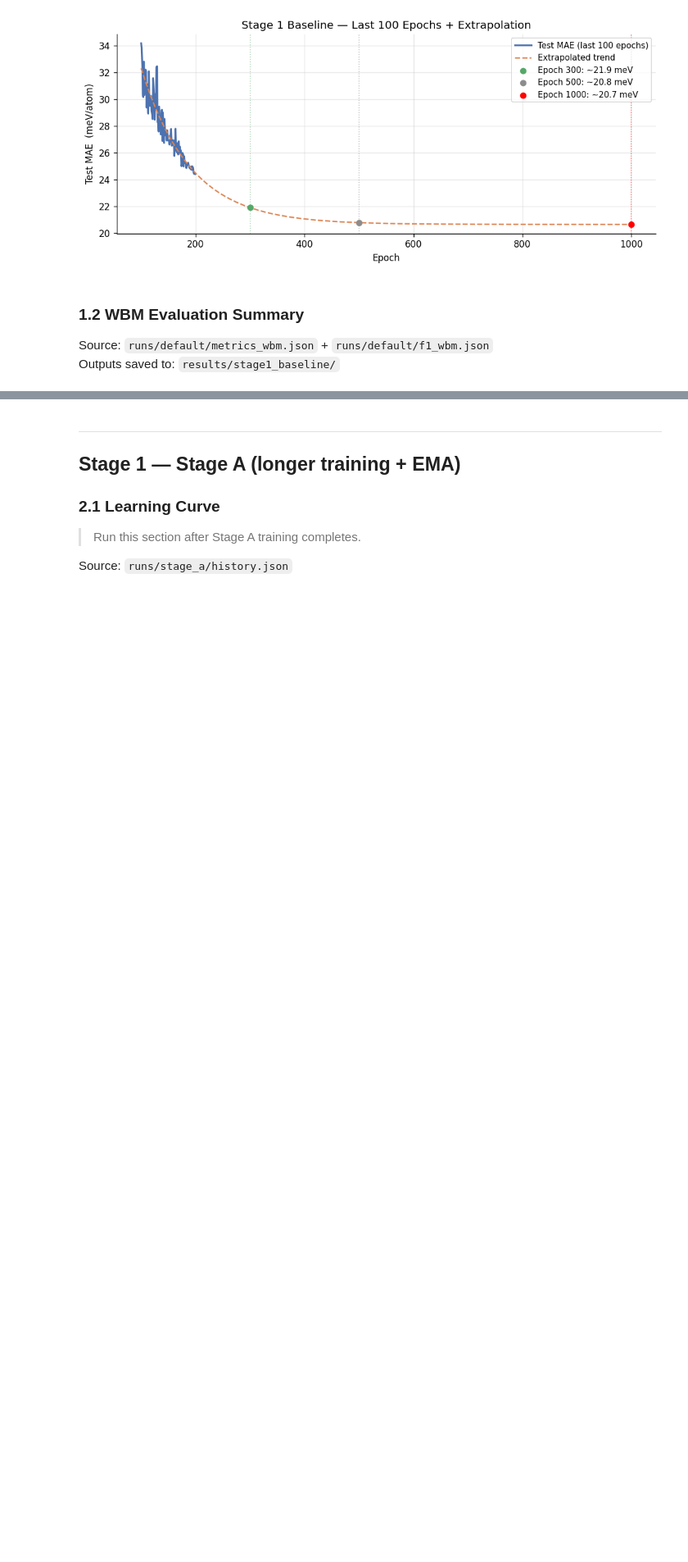
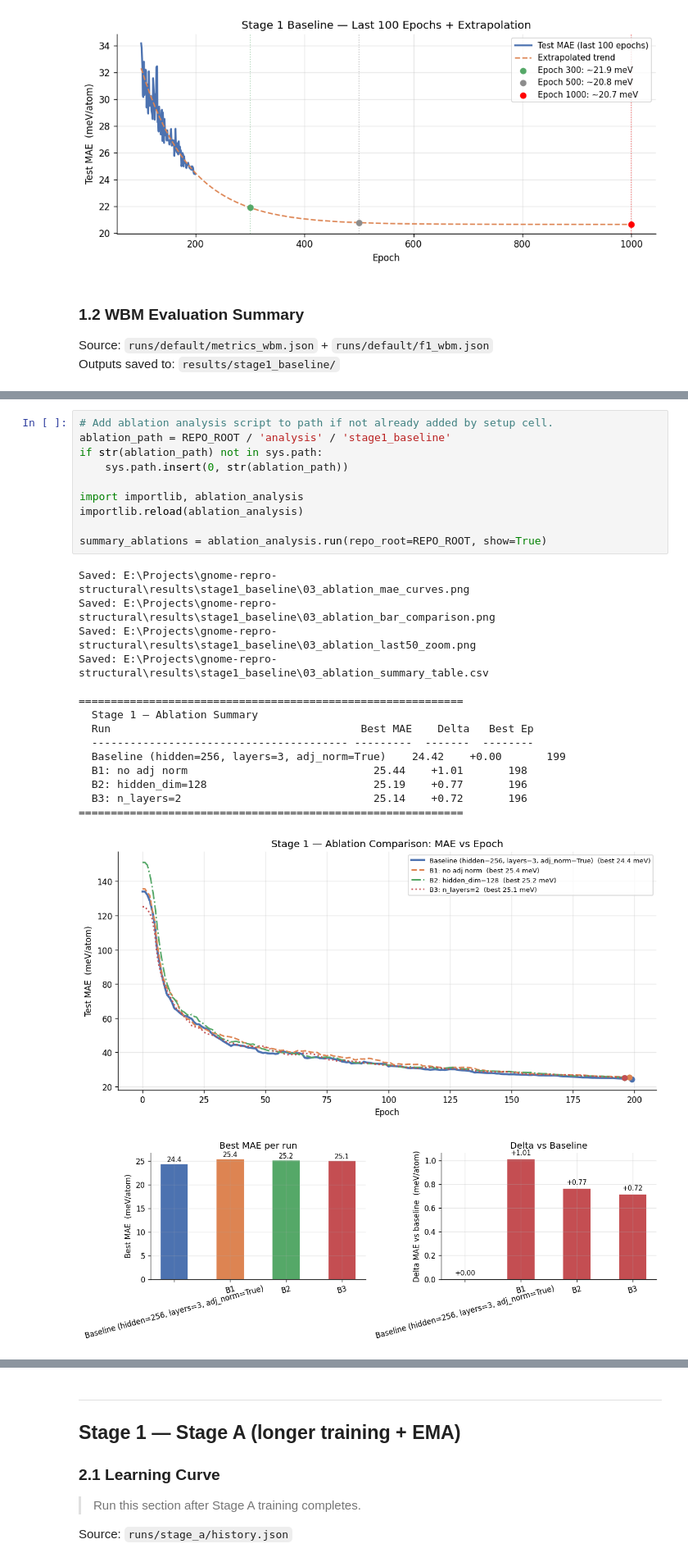
Before and after one commit to submerged-in-matrix/gnome-repro-structural, a Jupyter notebook: notebooks/analysis_gnome_struct.ipynb, the cells around one changed output, grey strips where cells are left out. Shown at 82% size. Drawn from its saved outputs; the diff is of its cells as text; blank space fills up the shorter version.

Commit message:
ablation analysis added against the base model

```diff
--- a/notebooks/analysis_gnome_struct.ipynb
+++ b/notebooks/analysis_gnome_struct.ipynb
@@ -106,0 +116,27 @@ Saved: E:\Projects\gnome-repro-structural\results\stage1_baseline\02_wbm_summary
+# %%
+# Add ablation analysis script to path if not already added by setup cell.
+ablation_path = REPO_ROOT / 'analysis' / 'stage1_baseline'
+if str(ablation_path) not in sys.path:
+    sys.path.insert(0, str(ablation_path))
+
+import importlib, ablation_analysis
+importlib.reload(ablation_analysis)
+
+summary_ablations = ablation_analysis.run(repo_root=REPO_ROOT, show=True)
+# %% [output]
+Saved: E:\Projects\gnome-repro-structural\results\stage1_baseline\03_ablation_mae_curves.png
+Saved: E:\Projects\gnome-repro-structural\results\stage1_baseline\03_ablation_bar_comparison.png
+Saved: E:\Projects\gnome-repro-structural\results\stage1_baseline\03_ablation_last50_zoom.png
+Saved: E:\Projects\gnome-repro-structural\results\stage1_baseline\03_ablation_summary_table.csv
+
+============================================================
+  Stage 1 — Ablation Summary
+  Run                                       Best MAE    Delta   Best Ep
+  ---------------------------------------- ---------  -------  --------
+  Baseline (hidden=256, layers=3, adj_norm=True)    24.42    +0.00       199
+  B1: no adj norm                             25.44    +1.01       198
+  B2: hidden_dim=128                          25.19    +0.77       196
+  B3: n_layers=2                              25.14    +0.72       196
+============================================================
+[figure, added]
+[figure, added]
```
Also changed, not shown: parts of 4 cells of this notebook, 3 other files.
